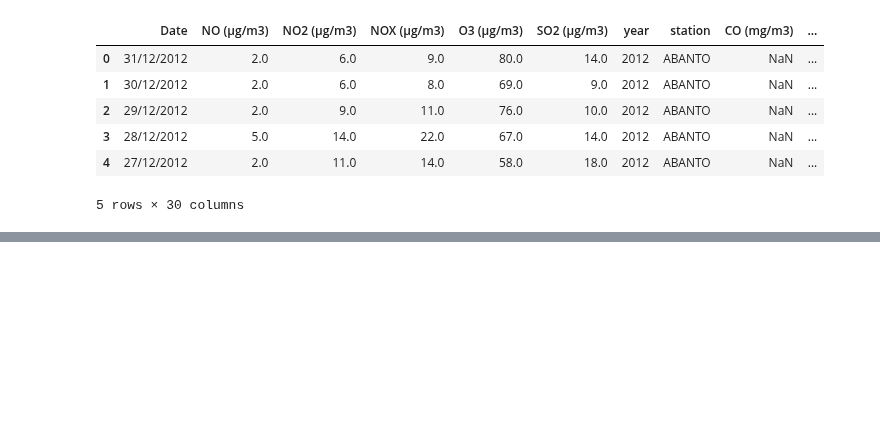
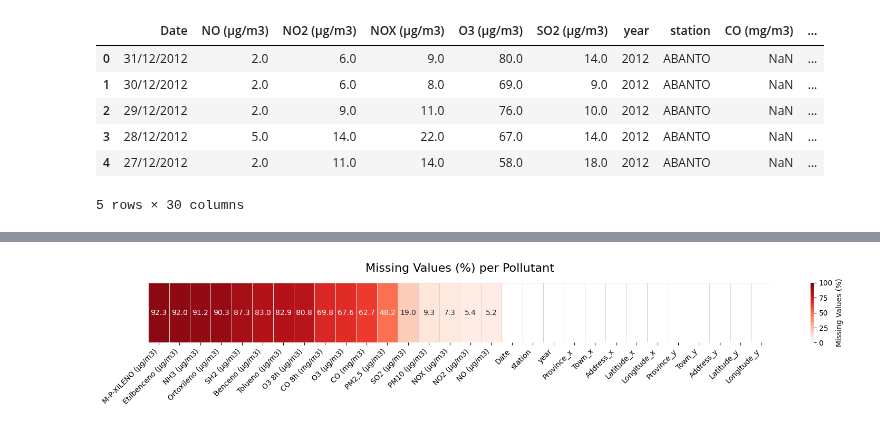
Before and after one commit to armanghazi/AI-Based-Smart-City-Air-Quality-Monitoring-and-Forecasting-System-for-Greater-Bilbao, a Jupyter notebook: notebooks/02_data_cleaning.ipynb, the cells around one changed output, grey strips where cells are left out. Cells and saved outputs as stored; diff of their text form; code cells hidden in the pictures; blank space fills up the shorter version.

```diff
--- a/notebooks/02_data_cleaning.ipynb
+++ b/notebooks/02_data_cleaning.ipynb
@@ -16,0 +227,30 @@ df.head()
+# %%
+missing_percent_df = missing_percent.to_frame().T
+
+
+mask = missing_percent_df == 0
+
+plt.figure(figsize=(16, 3))
+
+sns.heatmap(
+    missing_percent_df,
+    mask=mask,
+    cmap="Reds",
+    annot=True,
+    fmt=".1f",
+    linewidths=0.5,
+    linecolor="lightgray",
+    cbar_kws={"label": "Missing Values (%)"},
+    vmin=0,
+    vmax=100
+)
+
+plt.title("Missing Values (%) per Pollutant", fontsize=16, pad=15)
+
+plt.xticks(rotation=45, ha="right")
+plt.yticks([])
+
+plt.tight_layout()
+plt.show()
+# %% [output]
+[figure, added]
```
Also changed, not shown: parts of 58 cells of this notebook, 1 other file.
